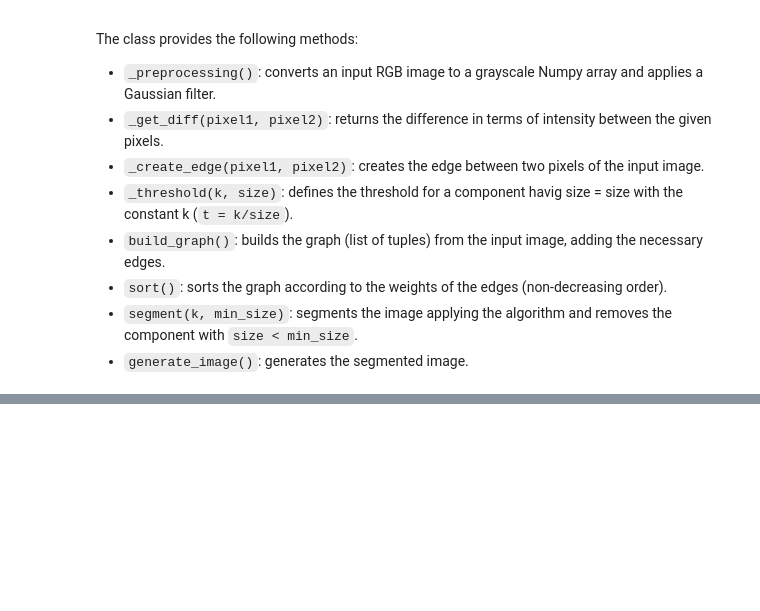
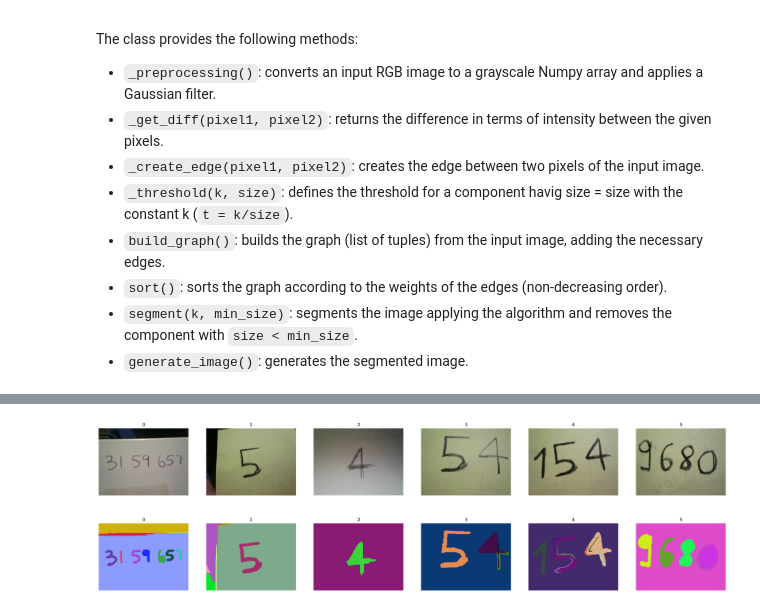
Before and after one commit to guerrantif/handwritten_long_numbers_recognition, a Jupyter notebook: segmentation/graph_based_segmentation.ipynb, the cells around one changed output, grey strips where cells are left out. Cells and saved outputs as stored; diff of their text form; code cells hidden in the pictures; blank space fills up the shorter version.

Commit message:
Print some images and relative segmentation

```diff
--- a/segmentation/graph_based_segmentation.ipynb
+++ b/segmentation/graph_based_segmentation.ipynb
@@ -152,6 +150,7 @@ class ImageGraph:
     """
 
     # Class members
+    filepath = None         # image filepath (str)
     img = None              # original image (PIL.Image)
     processed_arr = None    # preprocessed array (np.ndarray)
     segmented_img = None    # segmented image (PIL.Image)
@@ -175,6 +174,7 @@ class ImageGraph:
         """
         if type(img) == str:
             self.img = Image.open(img)
+            self.filepath = img
         elif type(img) == np.ndarray:
             self.img = Image.fromarray(img)
         else:
@@ -205,13 +205,13 @@ class ImageGraph:
         img = img.convert("L")
 
         if resize:
-            basewidth = 300
-            wpercent = (basewidth/float(img.size[0]))
-            hsize = int((float(img.size[1])*float(wpercent)))
-            img = img.resize((basewidth,hsize), Image.ANTIALIAS)
+            new_width  = 300
+            percentage = float(new_width/img.size[0])
+            new_height = int((float(img.size[1])*float(percentage)))
+            img = img.resize((new_width, new_height), Image.ANTIALIAS)
 
         if gaussian_blur:
-            img = img.filter(ImageFilter.GaussianBlur(1.3))
+            img = img.filter(ImageFilter.GaussianBlur(1.5))
 
         return np.array(img)
 
@@ -427,0 +399,18 @@ ig.components.num_sets
+# %%
+import os
+
+directory = '../img/input/'
+images = []
+for filename in os.listdir(directory):
+    if filename.endswith(".jpg") or filename.endswith(".png"):
+        images.append(os.path.join(directory, filename))
+    else:
+        continue
+
+igs = [None] * len(images)
+for i in range(len(images)):
+    print("\nImage {}\n".format(i))
+    igs[i] = ImageGraph(images[i])
+    igs[i].build_graph()
+    igs[i].segment(k=3000, min_size=100)
+    igs[i].generate_image()
@@ -427,0 +435,28 @@ ig.components.num_sets
+# %%
+import matplotlib.pyplot as plt
+
+n_images = len(images)
+
+fig = plt.figure(figsize=(30,15))
+for i in range(n_images):
+    image = igs[i].img
+    label = i
+    sp = fig.add_subplot(2, 6, i+1)
+    sp.set_title(label)
+    plt.axis('off')
+    plt.imshow(image)
+plt.show()
+# %% [output]
+[figure, added]
+# %%
+fig = plt.figure(figsize=(30,15))
+for i in range(n_images):
+    image = igs[i].segmented_img
+    label = i
+    sp = fig.add_subplot(2, 6, i+1)
+    sp.set_title(label)
+    plt.axis('off')
+    plt.imshow(image)
+plt.show()
+# %% [output]
+[figure, added]
```
Also changed, not shown: parts of 6 cells of this notebook.
